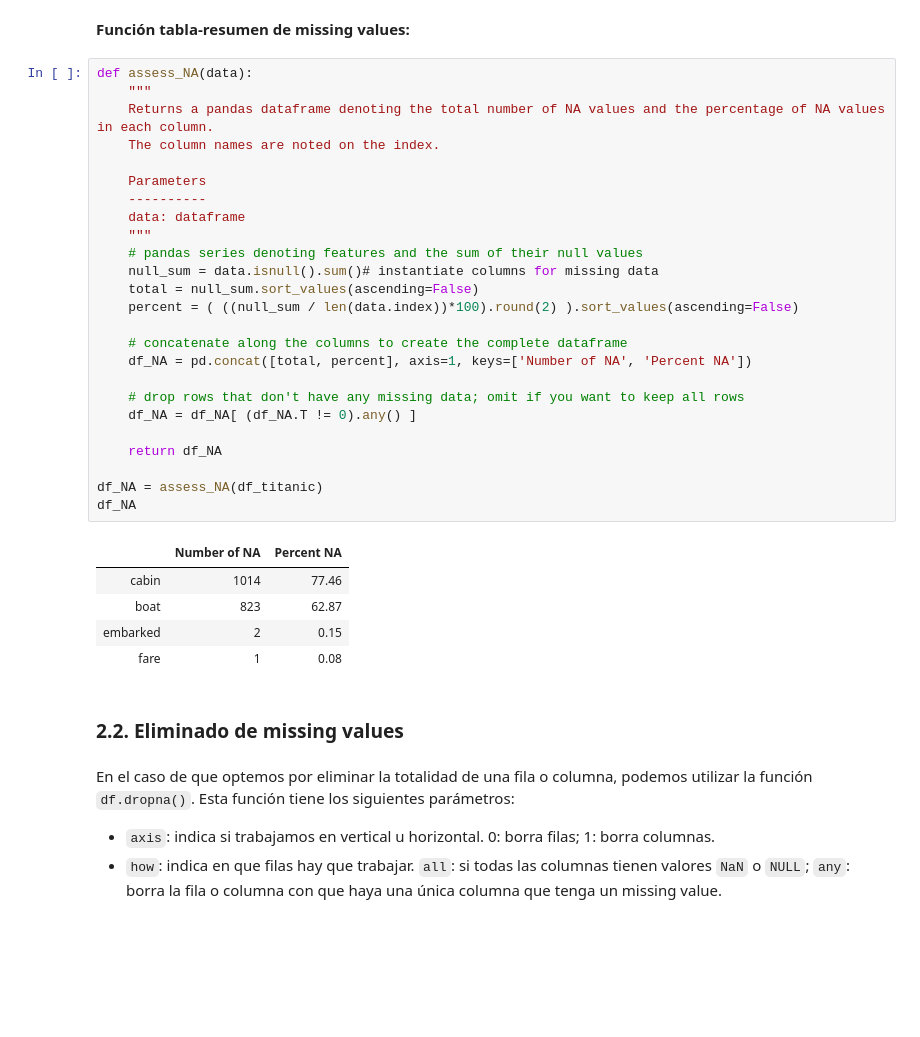
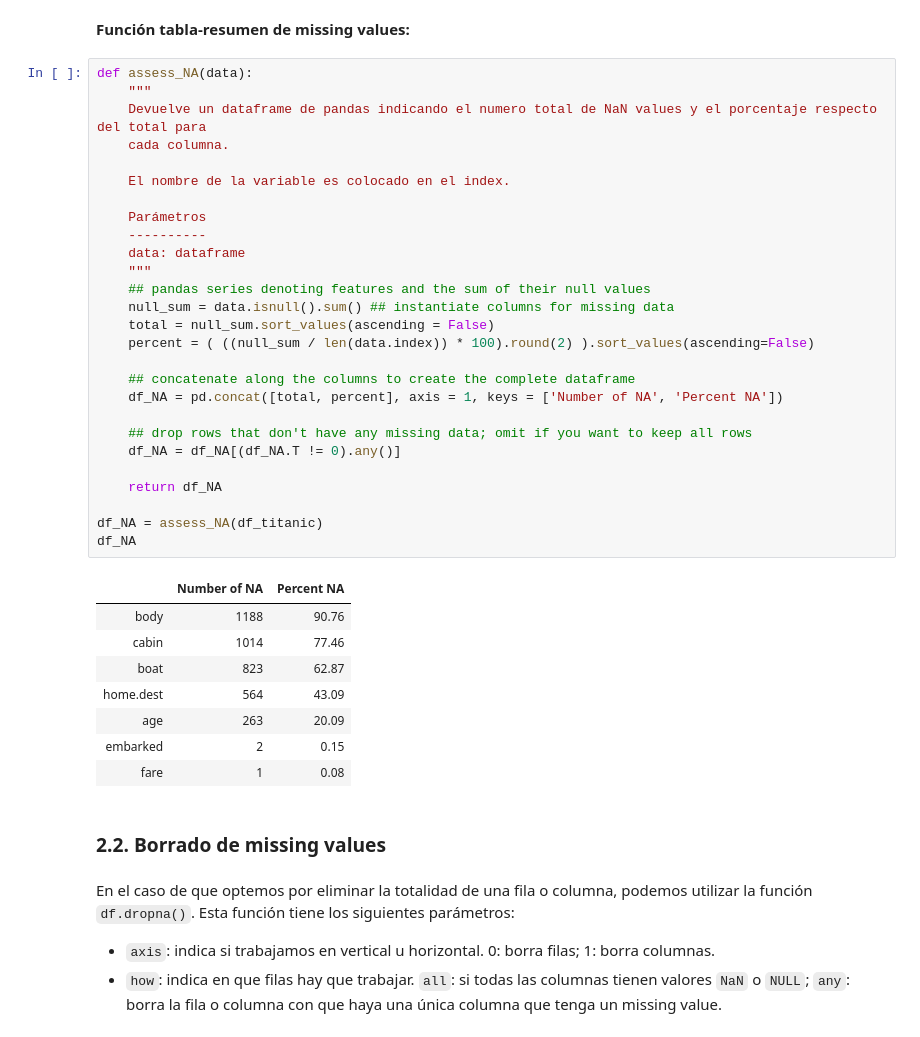
Before and after one commit to dmtorol/10011_course_ml_python, a Jupyter notebook: -02-exploracion-limpieza-datos.ipynb, the cells around one changed output. Drawn from its saved outputs; the diff is of its cells as text; blank space fills up the shorter version.

```diff
--- a/-02-exploracion-limpieza-datos.ipynb
+++ b/-02-exploracion-limpieza-datos.ipynb
@@ -440,36 +438,41 @@ df_titanic.replace(valores_reemplazar, inplace = True)
 # %%
 def assess_NA(data):
     """
-    Returns a pandas dataframe denoting the total number of NA values and the percentage of NA values in each column.
-    The column names are noted on the index.
+    Devuelve un dataframe de pandas indicando el numero total de NaN values y el porcentaje respecto del total para
+    cada columna.
 
-    Parameters
+    El nombre de la variable es colocado en el index.
+
+    Parámetros
     ----------
     data: dataframe
     """
-    # pandas series denoting features and the sum of their null values
-    null_sum = data.isnull().sum()# instantiate columns for missing data
-    total = null_sum.sort_values(ascending=False)
-    percent = ( ((null_sum / len(data.index))*100).round(2) ).sort_values(ascending=False)
+    ## pandas series denoting features and the sum of their null values
+    null_sum = data.isnull().sum() ## instantiate columns for missing data
+    total = null_sum.sort_values(ascending = False)
+    percent = ( ((null_sum / len(data.index)) * 100).round(2) ).sort_values(ascending=False)
 
-    # concatenate along the columns to create the complete dataframe
-    df_NA = pd.concat([total, percent], axis=1, keys=['Number of NA', 'Percent NA'])
+    ## concatenate along the columns to create the complete dataframe
+    df_NA = pd.concat([total, percent], axis = 1, keys = ['Number of NA', 'Percent NA'])
 
-    # drop rows that don't have any missing data; omit if you want to keep all rows
-    df_NA = df_NA[ (df_NA.T != 0).any() ]
+    ## drop rows that don't have any missing data; omit if you want to keep all rows
+    df_NA = df_NA[(df_NA.T != 0).any()]
 
     return df_NA
 
 df_NA = assess_NA(df_titanic)
 df_NA
 # %% [output]
 |  | Number of NA | Percent NA |
+| body | 1188 | 90.76 |
 | cabin | 1014 | 77.46 |
 | boat | 823 | 62.87 |
+| home.dest | 564 | 43.09 |
+| age | 263 | 20.09 |
 | embarked | 2 | 0.15 |
 | fare | 1 | 0.08 |
 # %% [markdown]
-### 2.2. Eliminado de missing values
+### 2.2. Borrado de missing values
 # %% [markdown]
 En el caso de que optemos por eliminar la totalidad de una fila o columna, podemos utilizar la función `df.dropna()`. Esta función tiene los siguientes parámetros:
 
```
Also changed, not shown: parts of 23 cells of this notebook.
